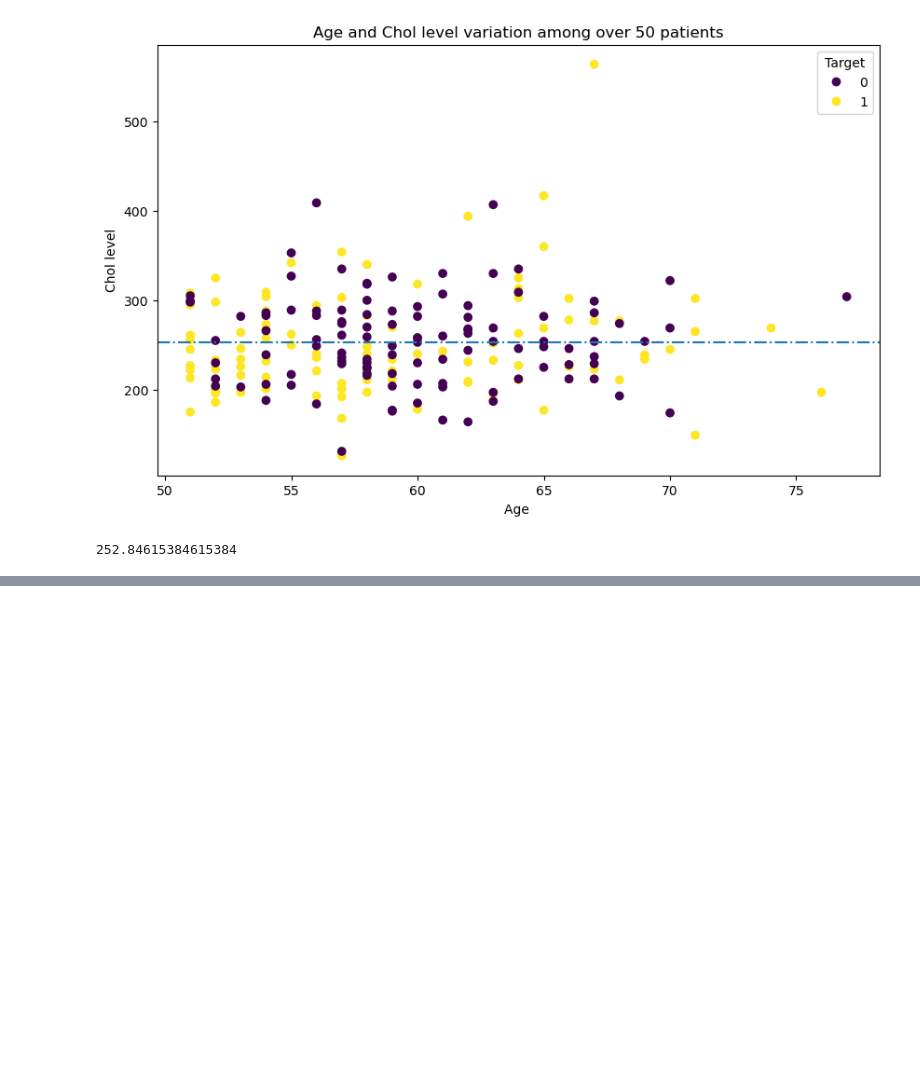
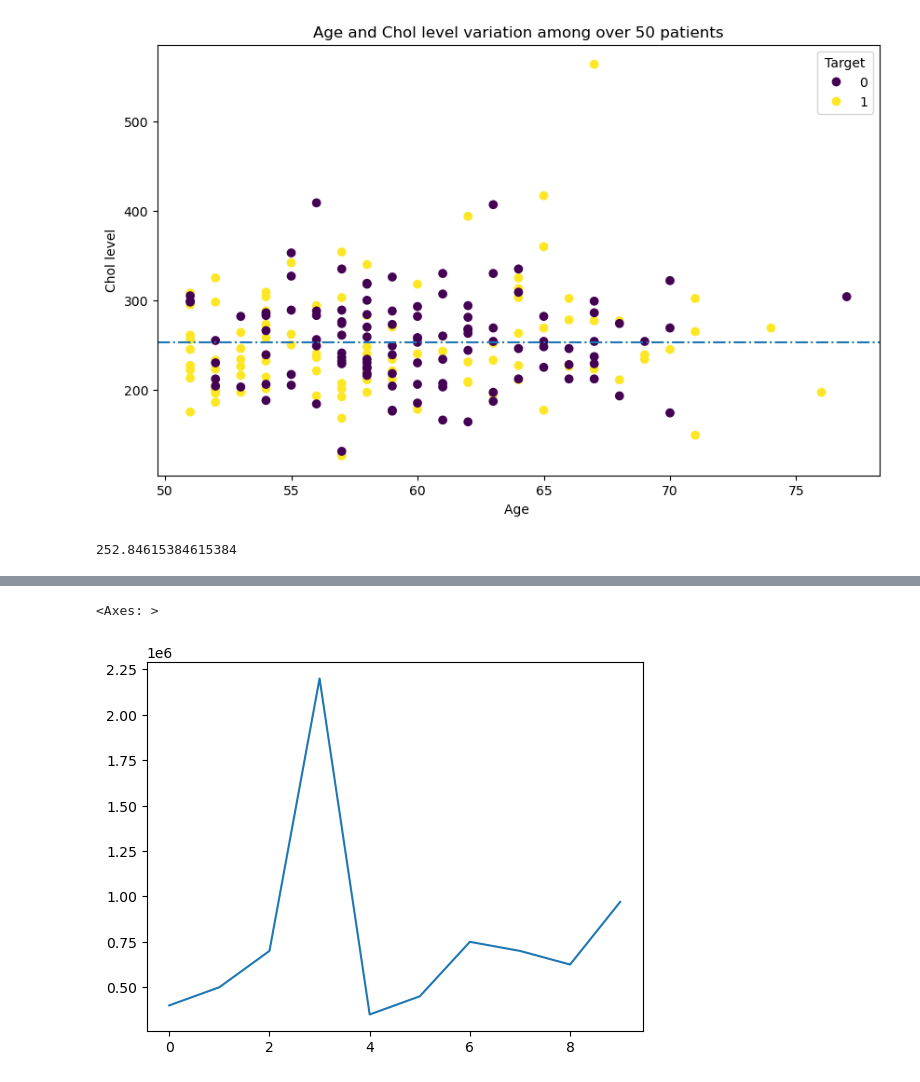
Before and after one commit to UGSNBandara/Machine-Learning-introduction, a Jupyter notebook: matplotlib_intro/Introduction_to_matplotlib.ipynb, the cells around one changed output, grey strips where cells are left out. Drawn from its saved outputs; the diff is of its cells as text; code cells hidden in the pictures; blank space fills up the shorter version.

```diff
--- a/matplotlib_intro/Introduction_to_matplotlib.ipynb
+++ b/matplotlib_intro/Introduction_to_matplotlib.ipynb
@@ -196,7 +196,7 @@ ax[1, 1].scatter(np.linspace(0,100,50), np.sin(np.linspace(1,100,50)))
 # %% [markdown]
 ## ploting from Pandas Data frame
 # %%
-c0ar_sale = pd.read_csv("car-sales.csv")
+car_sale = pd.read_csv("car-sales.csv")
 car_sale
 # %% [output]
 |  | Make | Colour | Odometer (KM) | Doors | Price |
@@ -573,0 +653,5 @@ over_50.chol.mean()
+# %%
+car_sale["Price"].plot()
+# %% [output]
+<Axes: >
+[figure, added]
```
Also changed, not shown: parts of 26 cells of this notebook, 1 other file.
